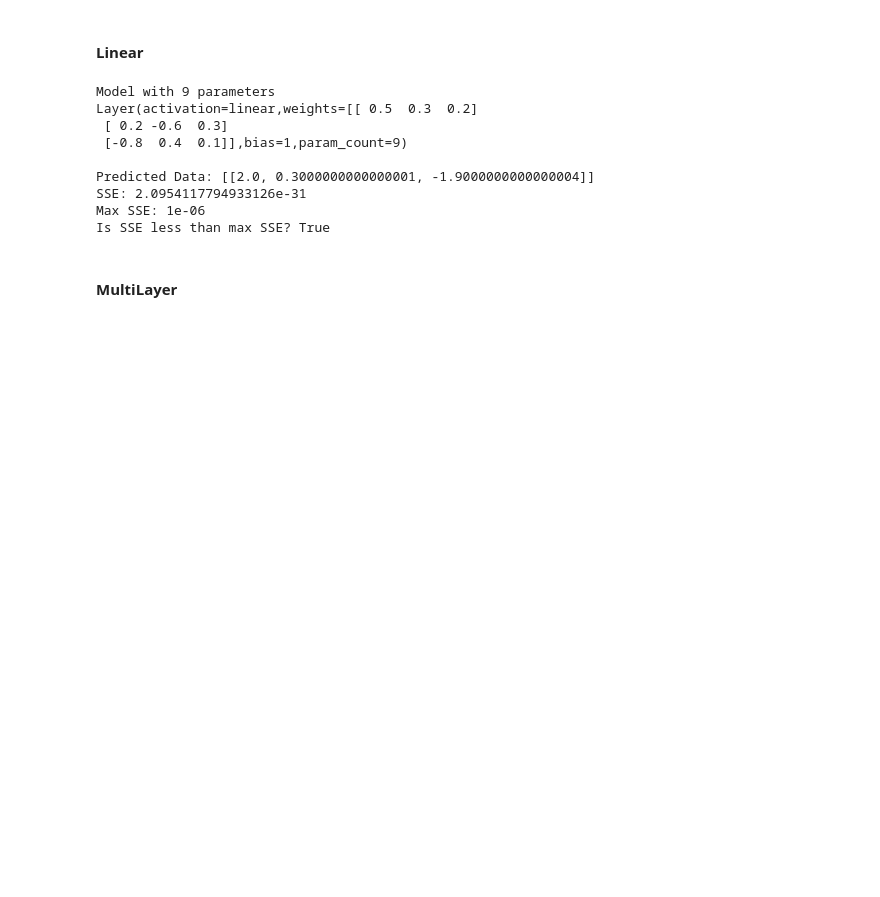
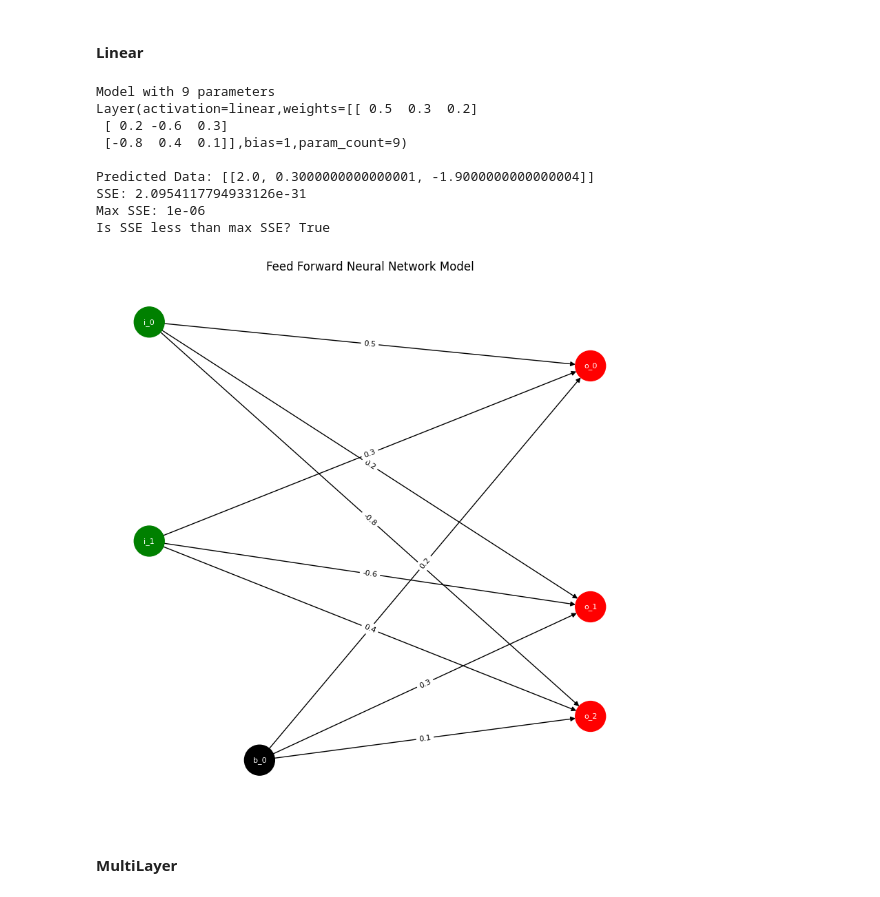
Before and after one commit to malikrafsan/Feed-Forward-Neural-Network-Implementation, a Jupyter notebook: main.ipynb, the cells around one changed output. Drawn from its saved outputs; the diff is of its cells as text; code cells hidden in the pictures; blank space fills up the shorter version.

```diff
--- a/main.ipynb
+++ b/main.ipynb
@@ -298,27 +331,29 @@ Is SSE less than max SSE? True
 # %%
 model_name = 'test/linear'
 
 model_factory = ModelFactory(model_name)
 model = model_factory.create()
 model.summary()
+model.draw()
 print()
 
 data = [[3.0, 1.0]]
-expected_output = [[ 2.0,  0.3, -1.9]]
+expected_output = [[2.0,  0.3, -1.9]]
 trained = model(data)
 print(f'Predicted Data: {trained}')
 
 tester.test(expected_output, trained)
 # %% [output]
 Model with 9 parameters
 Layer(activation=linear,weights=[[ 0.5  0.3  0.2]
  [ 0.2 -0.6  0.3]
  [-0.8  0.4  0.1]],bias=1,param_count=9)
 
 Predicted Data: [[2.0, 0.3000000000000001, -1.9000000000000004]]
 SSE: 2.0954117794933126e-31
 Max SSE: 1e-06
 Is SSE less than max SSE? True
+[figure, added]
 # %% [markdown]
 #### MultiLayer
 # %%
```
Also changed, not shown: parts of 8 cells of this notebook, 1 other file.
